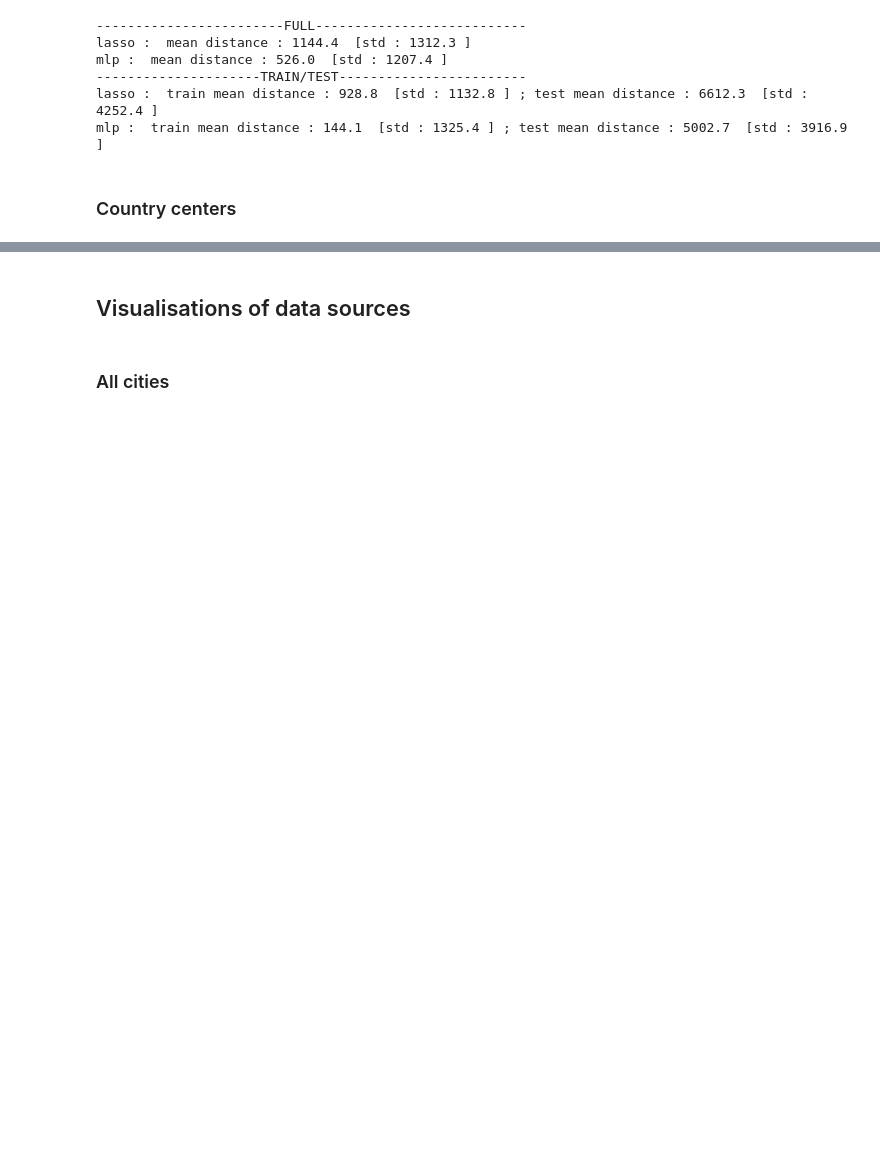
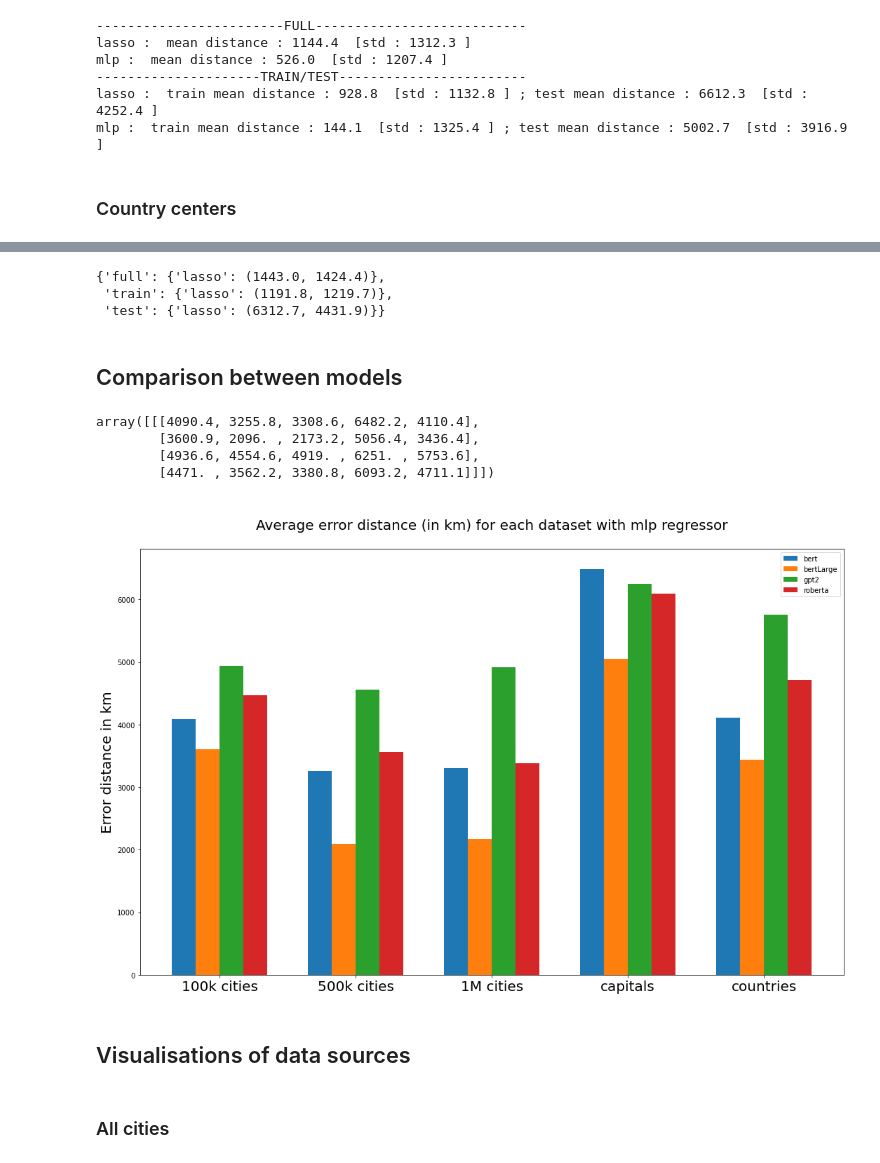
Before and after one commit to blietard/GeographyLMs, a Jupyter notebook: regression.ipynb, the cells around one changed output, grey strips where cells are left out. Drawn from its saved outputs; the diff is of its cells as text; code cells hidden in the pictures; blank space fills up the shorter version.

```diff
--- a/regression.ipynb
+++ b/regression.ipynb
@@ -20,9 +21,9 @@ from sklearn.model_selection import train_test_split
 # %% [markdown]
 ## Data Loading
 # %%
-models = ['bert','roberta','mpnet']
-contexts = ['My favorite city is ', 'He lives in ', 'She moved to ']
-short_ctxts = ['fav','lives','moved']
+models = ['bert','bertLarge','gpt2','roberta','mpnet']
+contexts = ['I come from', 'He lives in', 'She moved to']
+short_ctxts = ['come','lives','moved']
 # %%
 cities = pd.read_csv('./csv/worldcitiespop.csv',header=0,dtype={'AccentCity':'str','Region':'object'}).dropna().drop('Region',axis=1)
 cities = cities[cities.Population>100000].reset_index(drop=True)
@@ -497,0 +543,10 @@ mlp :  train mean distance : 409.7  [std : 341.4 ] ; test mean distance : 3900.2
+# %%
+base = y_cap
+size=len(base)
+y_random = pd.DataFrame(np.concatenate( (np.random.uniform(min(base.Latitude),max(base.Latitude),size).reshape((size,1)),
+                                         np.random.uniform(min(base.Longitude),max(base.Longitude),size).reshape((size,1))), axis=1),
+                        columns=('Latitude','Longitude'),index=base.index)
+
+model = 'bert'
+ctx = 'avg'
+sum_all = summary_error_dists(X_cap, y_random)
@@ -497,0 +560,11 @@ mlp :  train mean distance : 409.7  [std : 341.4 ] ; test mean distance : 3900.2
+# %%
+y_cap = capitals[['Latitude','Longitude']]
+X_cap = datasets_capitals['bert']['avg']
+
+summary_error_dists(X_cap,y_cap,output=True,display=False,regressors=['lasso'])
+# %% [output]
+{'full': {'lasso': (1443.0, 1424.4)},
+ 'train': {'lasso': (1191.8, 1219.7)},
+ 'test': {'lasso': (6312.7, 4431.9)}}
+# %% [markdown]
+## Comparison between models
@@ -498,3 +599,39 @@ mlp :  train mean distance : 409.7  [std : 341.4 ] ; test mean distance : 3900.2
+# %%
+test_error_dists
+# %% [output]
+array([[[4090.4, 3255.8, 3308.6, 6482.2, 4110.4],
+        [3600.9, 2096. , 2173.2, 5056.4, 3436.4],
+        [4936.6, 4554.6, 4919. , 6251. , 5753.6],
+        [4471. , 3562.2, 3380.8, 6093.2, 4711.1]]])
+# %%
+reg_name = 'mlp'
+ind_reg = regressors.index(reg_name)
+labels = ['100k cities', '500k cities', '1M cities', 'capitals', 'countries']
+
+locs = np.arange(len(labels))*0.5*len(models_to_compare)  # label locations
+width = 0.35  # the width of the bars
+
+
+fig, ax = plt.subplots(figsize=(15,10))
+fig.set_facecolor('white')
+for i,model in enumerate(models_to_compare):
+    if len(models_to_compare)%2==0:
+        rect = ax.bar(locs + (i-len(models_to_compare)//2+0.5)*width, test_error_dists[ind_reg][i], width, label=model)
+    else:
+        rect = ax.bar(locs + (i-len(models_to_compare)//2)*width, test_error_dists[ind_reg][i], width, label=model)
+# Add some text for labels, title and custom x-axis tick labels, etc.
+ax.set_ylabel('Error distance in km', fontdict = {'fontsize' : 20})
+ax.set_title('\nAverage error distance (in km) for each dataset with '+reg_name+' regressor\n', fontdict = {'fontsize' : 20})
+ax.set_xticks(locs)
+ax.set_xticklabels(labels, fontdict = {'fontsize' : 20})
+ax.legend()
+
+fig.tight_layout()
+
+plt.savefig(reg_name+'_test_summary.png',dpi=200, facecolor=fig.get_facecolor())
+plt.show()
+# %% [output]
+[figure, added]
 # %% [markdown]
 ## Visualisations of data sources
 # %%
```
Also changed, not shown: parts of 24 cells of this notebook, 1 other file.
